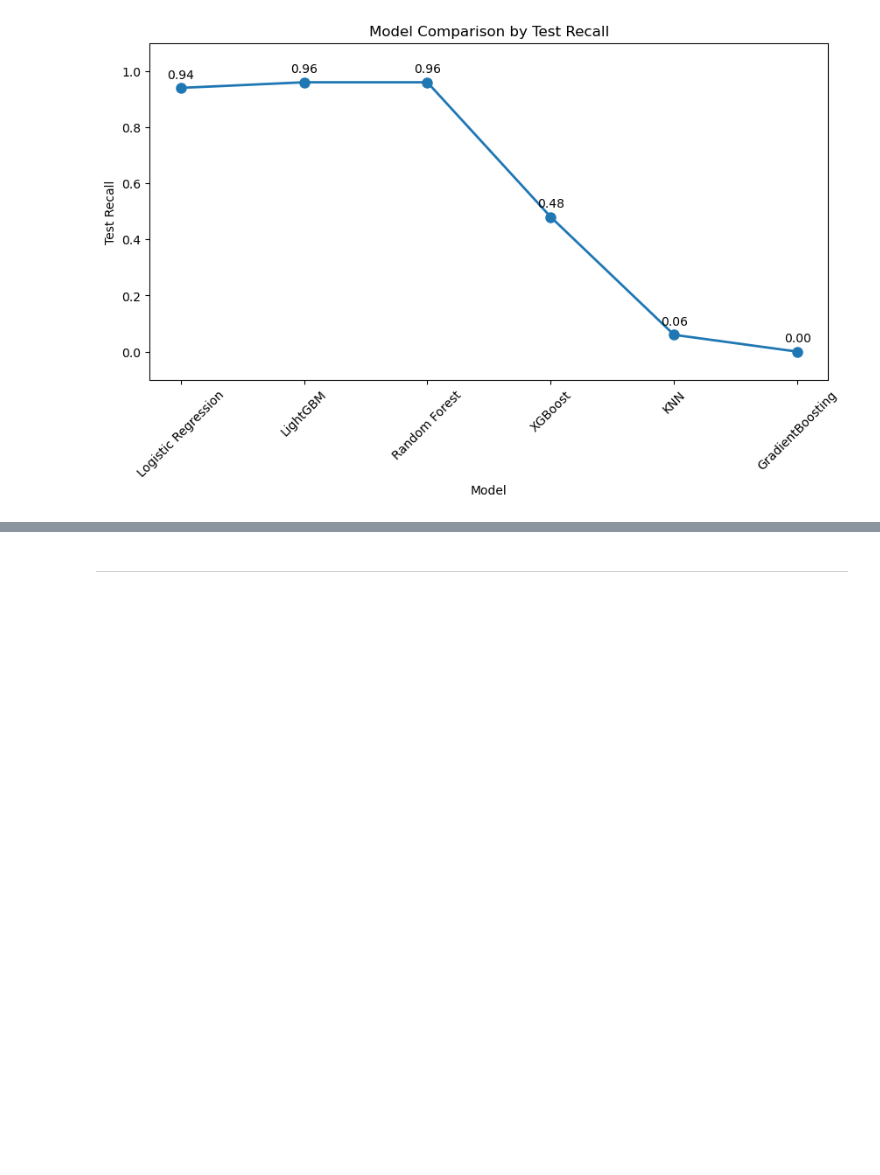
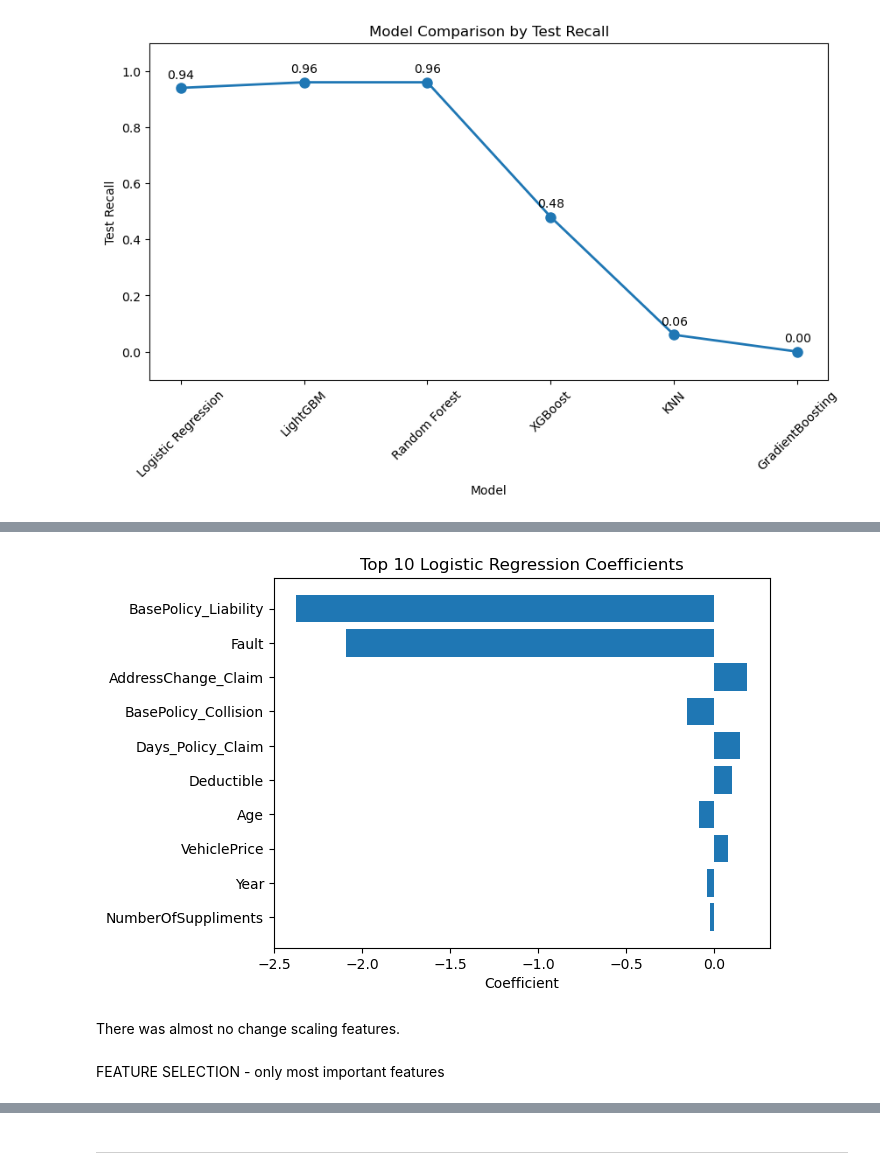
Before and after one commit to yoanl13/End-to-end-final-project-DSML, a Jupyter notebook: 1_DataScience_FinalProject_FraudDetection.ipynb, the cells around one changed output, grey strips where cells are left out. Drawn from its saved outputs; the diff is of its cells as text; code cells hidden in the pictures; blank space fills up the shorter version.

```diff
--- a/1_DataScience_FinalProject_FraudDetection.ipynb
+++ b/1_DataScience_FinalProject_FraudDetection.ipynb
@@ -1723 +1753,6 @@ plt.show()
+# %%
+scaler = StandardScaler()
+
+X_train[["Age","Deductible","Year"]] = scaler.fit_transform(X_train[["Age","Deductible","Year"]])
+X_test[["Age","Deductible","Year"]] = scaler.transform(X_test[["Age","Deductible","Year"]])
 # %%
@@ -1753,0 +1841,18 @@ print(f"Train Recall: {train_recall}")
+# %%
+coef = best_lr.coef_[0]
+sort_idx = np.argsort(np.abs(coef))[-10:]
+
+plt.barh(
+    X.columns[sort_idx],
+    coef[sort_idx]
+)
+
+plt.xlabel("Coefficient")
+plt.title("Top 10 Logistic Regression Coefficients")
+plt.show()
+# %% [output]
+[figure, added]
+# %% [markdown]
+There was almost no change scaling features.
+# %% [markdown]
+FEATURE SELECTION - only most important features
```
Also changed, not shown: parts of 31 cells of this notebook.
